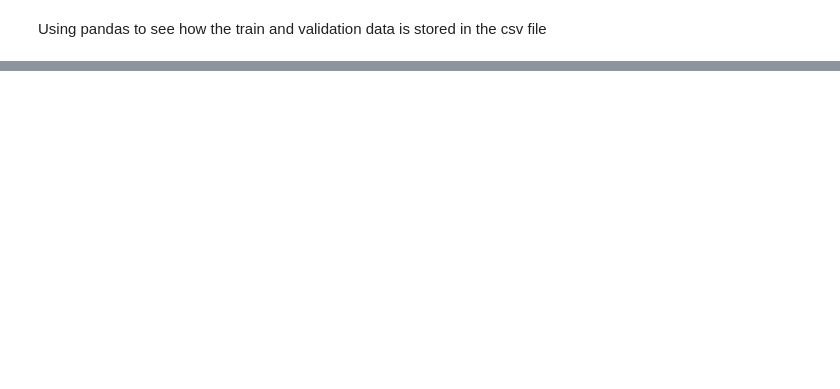
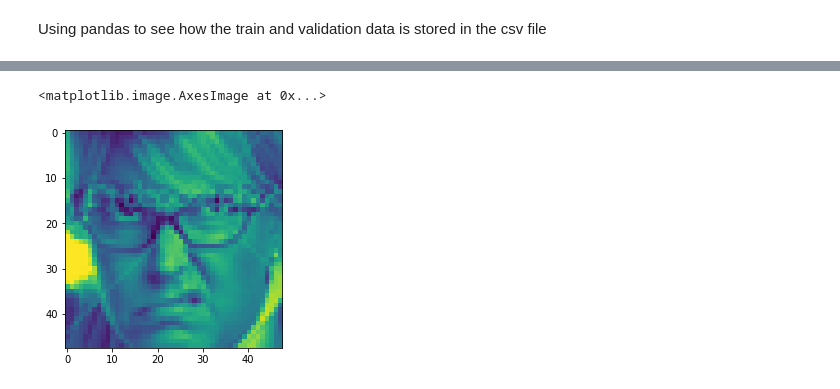
Before and after one commit to shreyas1209/Emotion-Detection, a Jupyter notebook: Emotion_main.ipynb, the cells around one changed output, grey strips where cells are left out. Drawn from its saved outputs; the diff is of its cells as text; code cells hidden in the pictures; blank space fills up the shorter version.

```diff
--- a/Emotion_main.ipynb
+++ b/Emotion_main.ipynb
@@ -141,0 +52,27 @@ train_dataloader = DataLoader()
+# %%
+def totensor(dataval):
+  data = dataval.split()
+  data = [int(i) for i in data]
+  data = torch.tensor(data, dtype = torch.float64)
+  return data
+# %%
+def DATASET (df,normalize = 'False'):
+  data = df[' pixels']
+  data = [totensor(i) for i in data]
+  data = torch.stack([image for image in data])
+  data = (data.reshape(data.shape[0],1,48,48)/256)
+  if normalize == 'True':
+    datastack = torch.stack([data[i] for i in range(len(data))],dim= 2)
+    mean = datastack.view(1,-1).mean(dim = 1)
+    std = datastack.view(1,-1).std(dim = 1)
+    print(mean, std)
+    data = ((data-mean)/std)
+
+  labels = torch.tensor(df['emotion'].to_numpy())
+  dataset = TensorDataset(data, labels)
+  return dataset
+
+
+
+
+'
@@ -141,0 +81,4 @@ train_dataloader = DataLoader()
+# %%
+train_dataset = DATASET(df[df[' Usage']=='Training'],normalize = 'True')
+val_dataset = DATASET(df[df[' Usage']=='PrivateTest'])
+test_dataset = DATASET(df[df[' Usage']=='PublicTest'])
@@ -141,0 +101,6 @@ train_dataloader = DataLoader()
+# %%
+val_dataset[0][0]
+plt.imshow(val_dataset[0][0].reshape(48,48))
+# %% [output]
+<matplotlib.image.AxesImage at 0x...>
+[figure, added]
```
Also changed, not shown: parts of 21 cells of this notebook.
